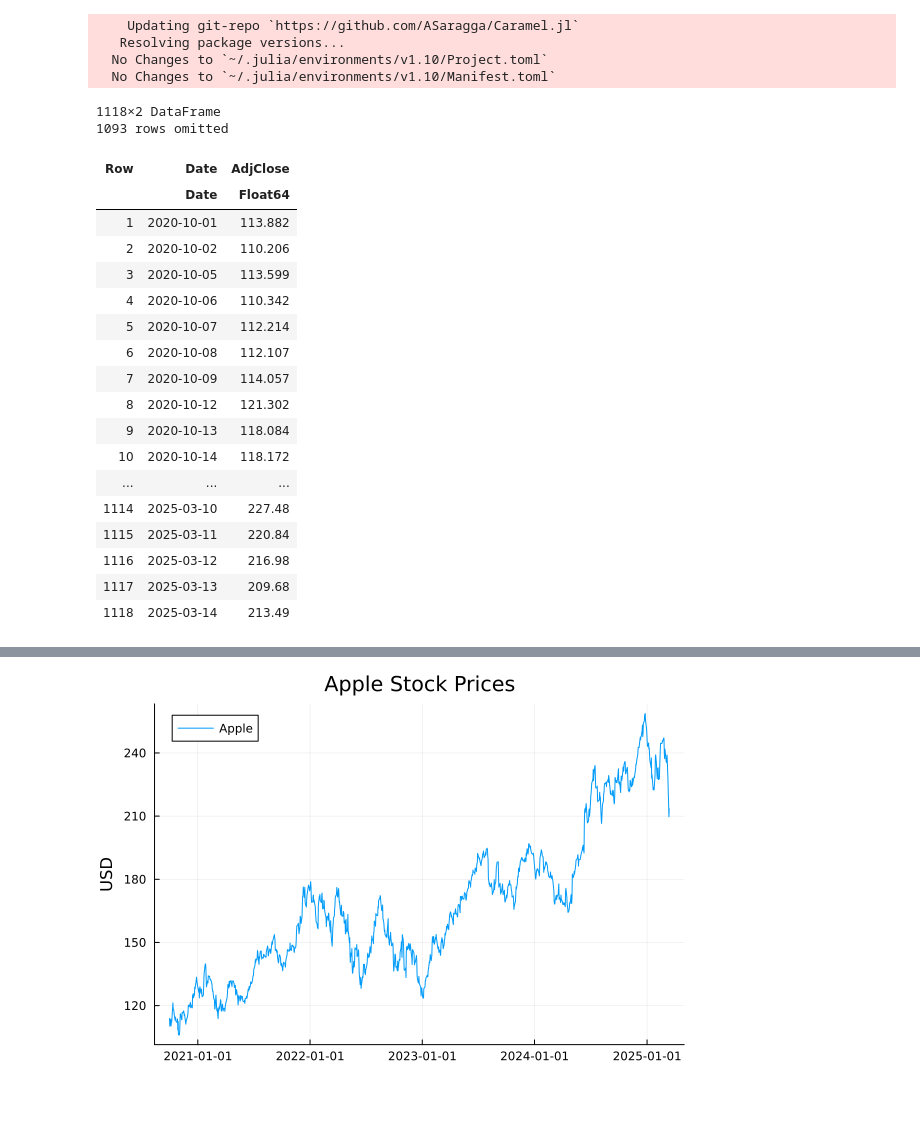
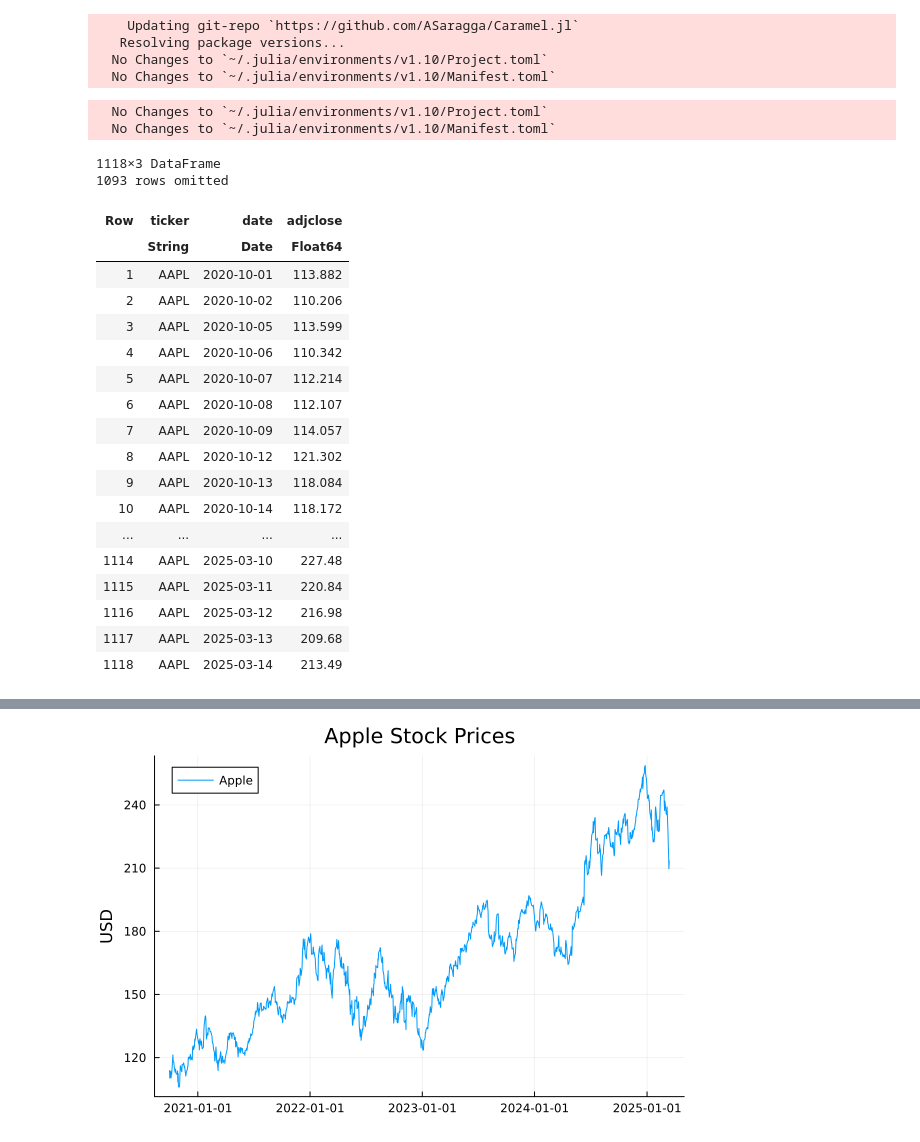
Before and after one commit to ASaragga/GRF, a Jupyter notebook: Notebook1.ipynb, the cells around one changed output, grey strips where cells are left out. Cells and saved outputs as stored; diff of their text form; code cells hidden in the pictures; blank space fills up the shorter version.

```diff
--- a/Notebook1.ipynb
+++ b/Notebook1.ipynb
@@ -8,4 +8,10 @@ Pkg.add(url="https://github.com/ASaragga/Caramel.jl")
    Resolving package versions...
   No Changes to `~/.julia/environments/v1.10/Project.toml`
   No Changes to `~/.julia/environments/v1.10/Manifest.toml`
+# %%
+using Pkg
+Pkg.resolve()
+# %% [output]
+  No Changes to `~/.julia/environments/v1.10/Project.toml`
+  No Changes to `~/.julia/environments/v1.10/Manifest.toml`
 # %%
@@ -13,24 +19,24 @@ using Caramel, Makie, Dates
 # %%
-apple = AssetPrice("AAPL", Date(2020,10,01),Date(2025,03,15), "1d") |> DataFrame
+apple = AssetPrice("AAPL", Date(2020,10,01),Date(2025,03,15)) |> DataFrame
 # %% [output]
-1118×2 DataFrame
+1118×3 DataFrame
 1093 rows omitted
-| Row | Date | AdjClose |
-|  | Date | Float64 |
-| 1 | 2020-10-01 | 113.882 |
-| 2 | 2020-10-02 | 110.206 |
-| 3 | 2020-10-05 | 113.599 |
-| 4 | 2020-10-06 | 110.342 |
-| 5 | 2020-10-07 | 112.214 |
-| 6 | 2020-10-08 | 112.107 |
-| 7 | 2020-10-09 | 114.057 |
-| 8 | 2020-10-12 | 121.302 |
-| 9 | 2020-10-13 | 118.084 |
-| 10 | 2020-10-14 | 118.172 |
-| ... | ... | ... |
-| 1114 | 2025-03-10 | 227.48 |
-| 1115 | 2025-03-11 | 220.84 |
-| 1116 | 2025-03-12 | 216.98 |
-| 1117 | 2025-03-13 | 209.68 |
-| 1118 | 2025-03-14 | 213.49 |
+| Row | ticker | date | adjclose |
+|  | String | Date | Float64 |
+| 1 | AAPL | 2020-10-01 | 113.882 |
+| 2 | AAPL | 2020-10-02 | 110.206 |
+| 3 | AAPL | 2020-10-05 | 113.599 |
+| 4 | AAPL | 2020-10-06 | 110.342 |
+| 5 | AAPL | 2020-10-07 | 112.214 |
+| 6 | AAPL | 2020-10-08 | 112.107 |
+| 7 | AAPL | 2020-10-09 | 114.057 |
+| 8 | AAPL | 2020-10-12 | 121.302 |
+| 9 | AAPL | 2020-10-13 | 118.084 |
+| 10 | AAPL | 2020-10-14 | 118.172 |
+| ... | ... | ... | ... |
+| 1114 | AAPL | 2025-03-10 | 227.48 |
+| 1115 | AAPL | 2025-03-11 | 220.84 |
+| 1116 | AAPL | 2025-03-12 | 216.98 |
+| 1117 | AAPL | 2025-03-13 | 209.68 |
+| 1118 | AAPL | 2025-03-14 | 213.49 |
 # %%
```
Also changed, not shown: parts of 4 cells of this notebook.
